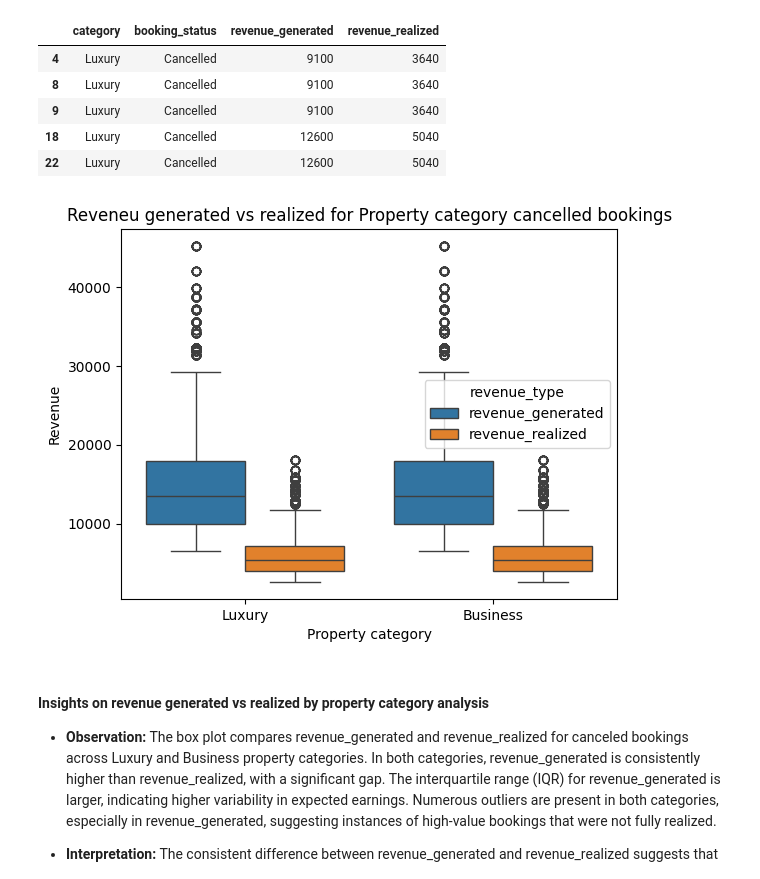
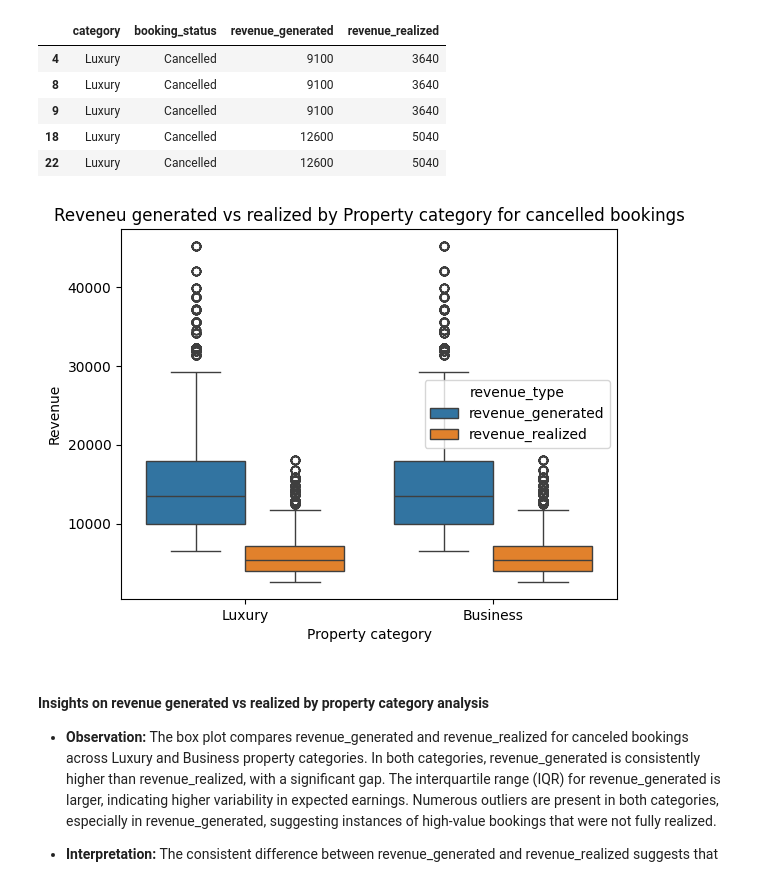
Before and after one commit to Bhuvi128/Hospitality-Revenue-Optimization-Analysis, a Jupyter notebook: Hospitality Revenue Optimzation.ipynb, the cells around one changed output. Cells and saved outputs as stored; diff of their text form; code cells hidden in the pictures.

```diff
--- a/Hospitality Revenue Optimzation.ipynb
+++ b/Hospitality Revenue Optimzation.ipynb
@@ -582,13 +584,13 @@ cancelled_book_prop.head()
 # %%
 cancel_book_prop_mltd = cancelled_book_prop.melt(id_vars = 'category', value_vars = ['revenue_generated', 'revenue_realized'],
                                                  var_name = 'revenue_type', value_name = 'revenue')
 sns.boxplot(data = cancel_book_prop_mltd, x = 'category', y = 'revenue', hue = 'revenue_type')
-plt.title("Reveneu generated vs realized for Property category cancelled bookings")
+plt.title("Reveneu generated vs realized by Property category for cancelled bookings")
 plt.xlabel("Property category")
 plt.ylabel("Revenue")
 plt.show()
 # %% [output]
-[figure, old version]
+[figure, new version]
 # %% [markdown]
 #### Insights on revenue generated vs realized by property category analysis
 
```
Also changed, not shown: parts of 74 cells of this notebook.
